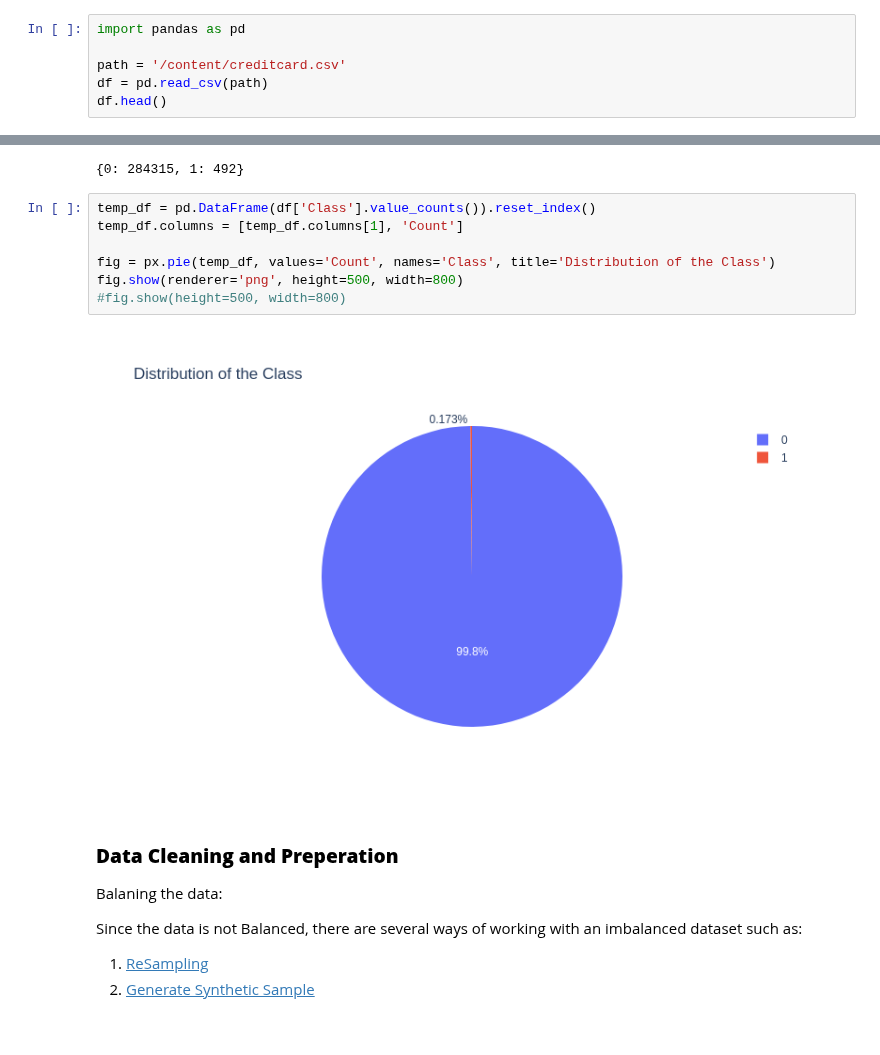
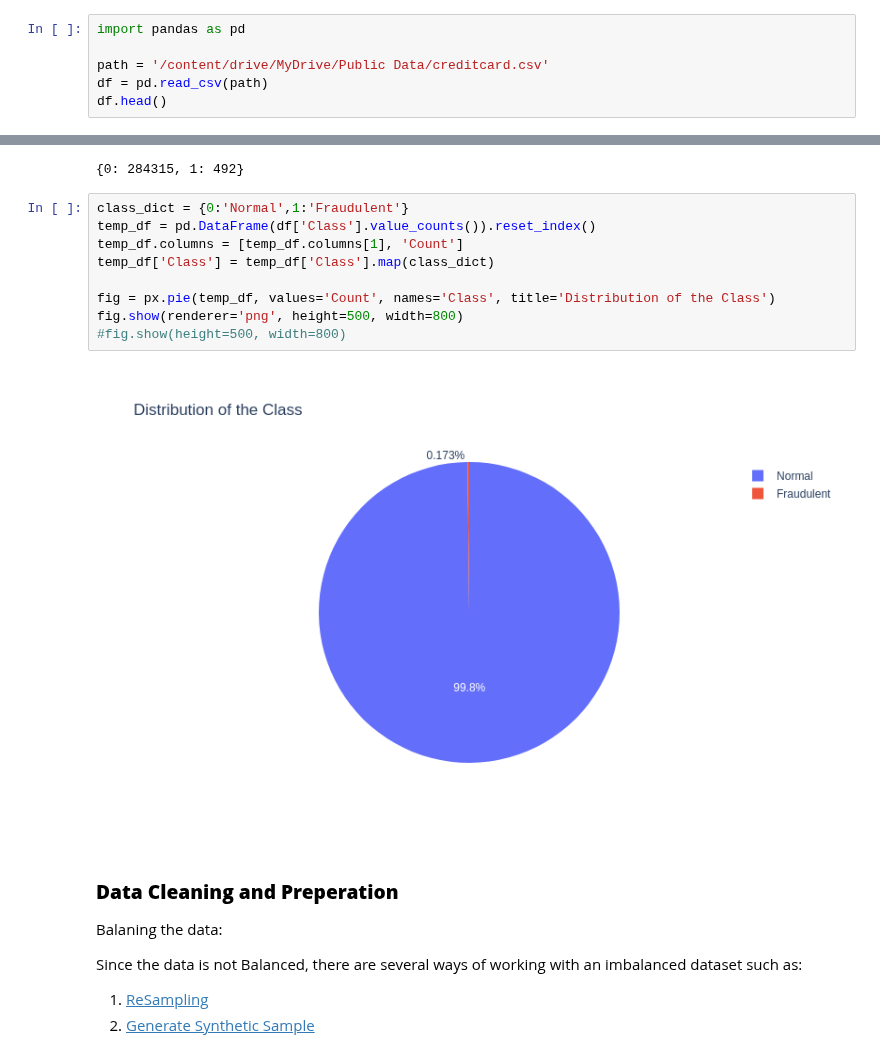
Before and after one commit to kkrusere/Credit-Card-Fraud-Anomaly-Outlier-Detection, a Jupyter notebook: Credit_Card_fraud_detection.ipynb, the cells around one changed output, grey strips where cells are left out. Saved outputs shown, nothing was run; the diff lists cells and outputs as text.

```diff
--- a/Credit_Card_fraud_detection.ipynb
+++ b/Credit_Card_fraud_detection.ipynb
@@ -65,7 +65,7 @@ The data was collected from Kaggle the link is [here](https://www.kaggle.com/dat
 # %%
 import pandas as pd
 
-path = '/content/creditcard.csv'
+path = '/content/drive/MyDrive/Public Data/creditcard.csv'
 df = pd.read_csv(path)
 df.head()
 # %% [output]
@@ -126,14 +131,16 @@ class_count_dict
 # %% [output]
 {0: 284315, 1: 492}
 # %%
+class_dict = {0:'Normal',1:'Fraudulent'}
 temp_df = pd.DataFrame(df['Class'].value_counts()).reset_index()
 temp_df.columns = [temp_df.columns[1], 'Count']
+temp_df['Class'] = temp_df['Class'].map(class_dict)
 
 fig = px.pie(temp_df, values='Count', names='Class', title='Distribution of the Class')
 fig.show(renderer='png', height=500, width=800)
 #fig.show(height=500, width=800)
 # %% [output]
-[figure, old version]
+[figure, new version]
 # %% [markdown]
 ### **Data Cleaning and Preperation**
 
```
Also changed, not shown: parts of 3 cells of this notebook.
